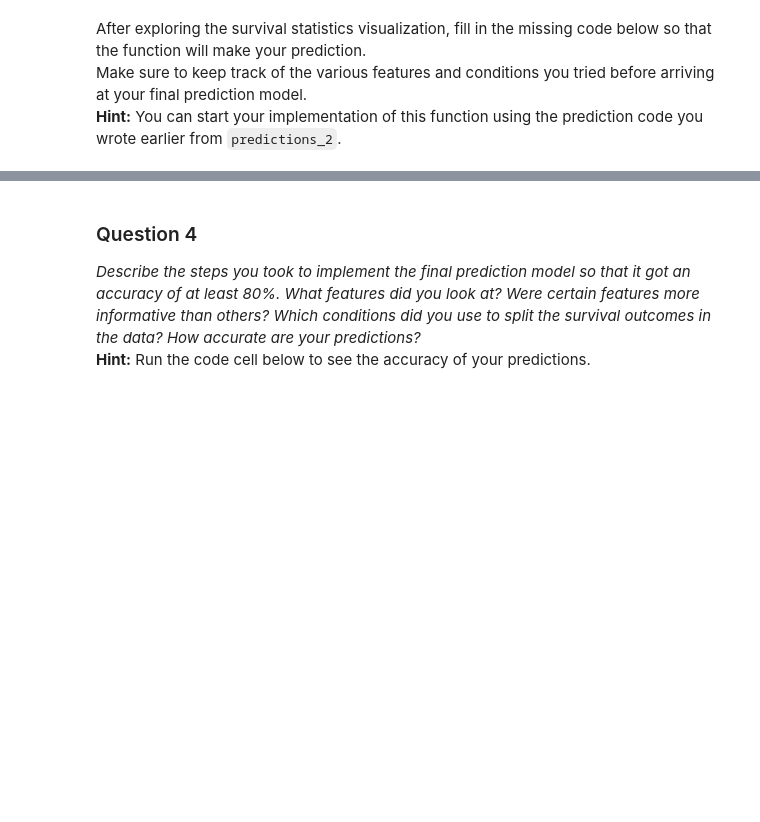
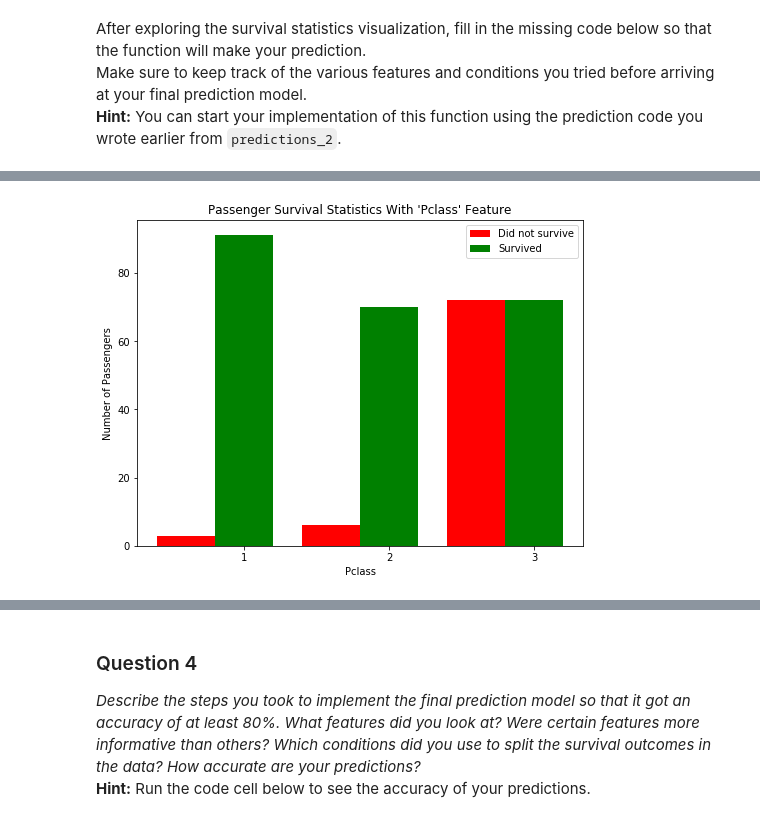
Before and after one commit to tichmangono/titanic_survival_exploration, a Jupyter notebook: titanic_survival_exploration.ipynb, the cells around one changed output, grey strips where cells are left out. Drawn from its saved outputs; the diff is of its cells as text; code cells hidden in the pictures; blank space fills up the shorter version.

```diff
--- a/titanic_survival_exploration.ipynb
+++ b/titanic_survival_exploration.ipynb
@@ -241,0 +247,5 @@ Make sure to keep track of the various features and conditions you tried before
+# %%
+# Investigate the impact of class variable on women
+vs.survival_stats(data, outcomes, 'Pclass',["Sex == 'female'"])
+# %% [output]
+[figure, added]
```
Also changed, not shown: parts of 25 cells of this notebook, 1 other file.
